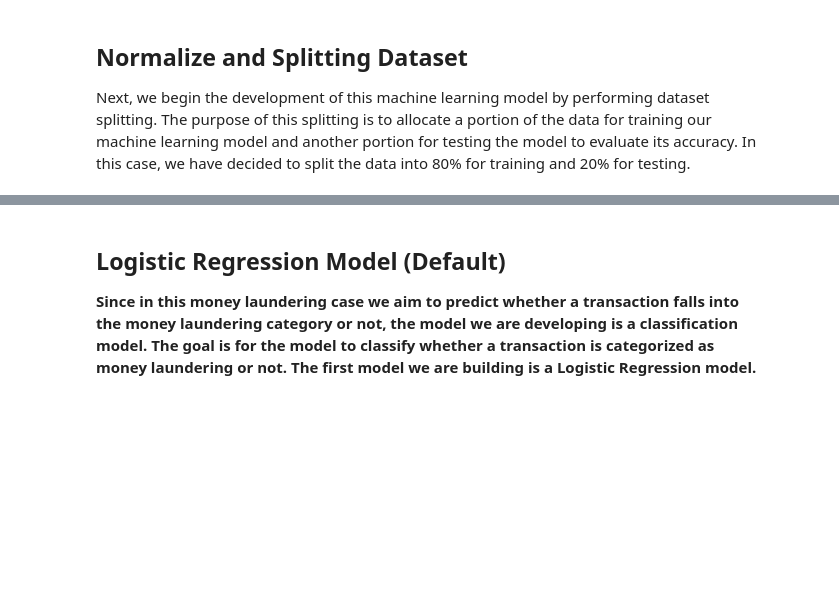
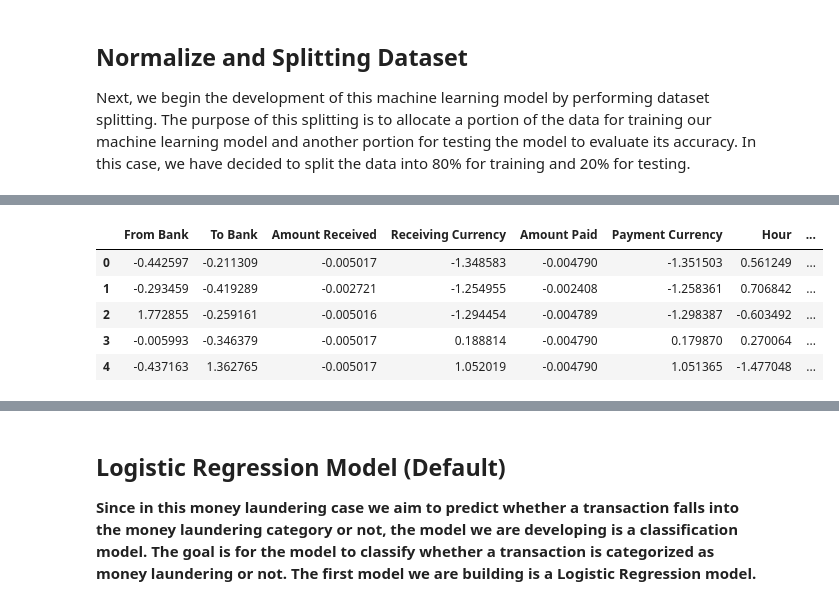
Before and after one commit to rafsunsheikh/money_laundering, a Jupyter notebook: Anti_money_laundering.ipynb, the cells around one changed output, grey strips where cells are left out. Cells and saved outputs as stored; diff of their text form; code cells hidden in the pictures; blank space fills up the shorter version.

```diff
--- a/Anti_money_laundering.ipynb
+++ b/Anti_money_laundering.ipynb
@@ -780,15 +780,21 @@ y = df['Is Laundering']
 
 
 from sklearn.preprocessing import MinMaxScaler
+from sklearn.preprocessing import StandardScaler
 
 # create scaler
-scaler = MinMaxScaler(feature_range=(-1,1))
+normalization = MinMaxScaler(feature_range=(-1,1))
 # fit and transform in one step
-normalized_X = scaler.fit_transform(X)
+normalized_X = normalization.fit_transform(X)
 
-X = pd.DataFrame(normalized_X, columns=X.columns)
+normalized_X = pd.DataFrame(normalized_X, columns=X.columns)
 # df = pd.DataFrame(df)
 
 
-X_train, X_test, y_train, y_test = train_test_split(X,y,test_size=0.2, stratify=y,random_state=42)
-X_train.shape, X_test.shape, y_train.shape, y_test.shape
+# demonstrate data standardization with sklearn
+
+
+standardization = StandardScaler()
+# fit and transform in one step
+standardized_X = standardization.fit_transform(X)
+standardized_X = pd.DataFrame(standardized_X, columns=X.columns)
@@ -796,0 +810,9 @@ X_train.shape, X_test.shape, y_train.shape, y_test.shape
+# %%
+standardized_X.head()
+# %% [output]
+|  | From Bank | To Bank | Amount Received | Receiving Currency | Amount Paid | Payment Currency | Hour | ... |
+| 0 | -0.442597 | -0.211309 | -0.005017 | -1.348583 | -0.004790 | -1.351503 | 0.561249 | ... |
+| 1 | -0.293459 | -0.419289 | -0.002721 | -1.254955 | -0.002408 | -1.258361 | 0.706842 | ... |
+| 2 | 1.772855 | -0.259161 | -0.005016 | -1.294454 | -0.004789 | -1.298387 | -0.603492 | ... |
+| 3 | -0.005993 | -0.346379 | -0.005017 | 0.188814 | -0.004790 | 0.179870 | 0.270064 | ... |
+| 4 | -0.437163 | 1.362765 | -0.005017 | 1.052019 | -0.004790 | 1.051365 | -1.477048 | ... |
```
Also changed, not shown: parts of 53 cells of this notebook.
